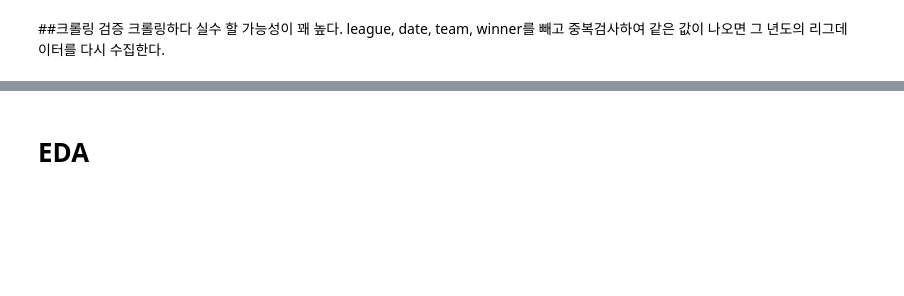
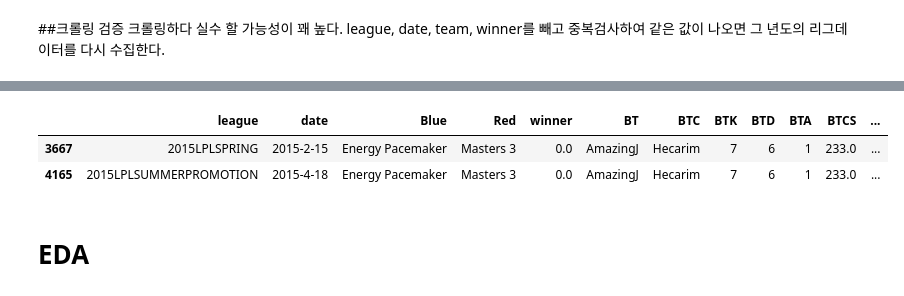
Before and after one commit to snaiws/Project-2, a Jupyter notebook: Project2.ipynb, the cells around one changed output, grey strips where cells are left out. Drawn from its saved outputs; the diff is of its cells as text; code cells hidden in the pictures; blank space fills up the shorter version.

```diff
--- a/Project2.ipynb
+++ b/Project2.ipynb
@@ -633,3 +644,10 @@ array(['2013LPLSPRING', '2015LPLSUMMERPROMOTION', '2017LCSSUMMER',
+# %%
+df.loc[df['BT']=='AmazingJ'].loc[df['BTC']=='Hecarim'].loc[df['BTK']==7].loc[df['BTD']==6]
+#원본 wiki에서 summer promotion 경기가 잘못됨. 수정완료
+# %% [output]
+|  | league | date | Blue | Red | winner | BT | BTC | BTK | BTD | BTA | BTCS | ... |
+| 3667 | 2015LPLSPRING | 2015-2-15 | Energy Pacemaker | Masters 3 | 0.0 | AmazingJ | Hecarim | 7 | 6 | 1 | 233.0 | ... |
+| 4165 | 2015LPLSUMMERPROMOTION | 2015-4-18 | Energy Pacemaker | Masters 3 | 0.0 | AmazingJ | Hecarim | 7 | 6 | 1 | 233.0 | ... |
 # %% [markdown]
 # EDA
 # %%
```
Also changed, not shown: parts of 15 cells of this notebook.
